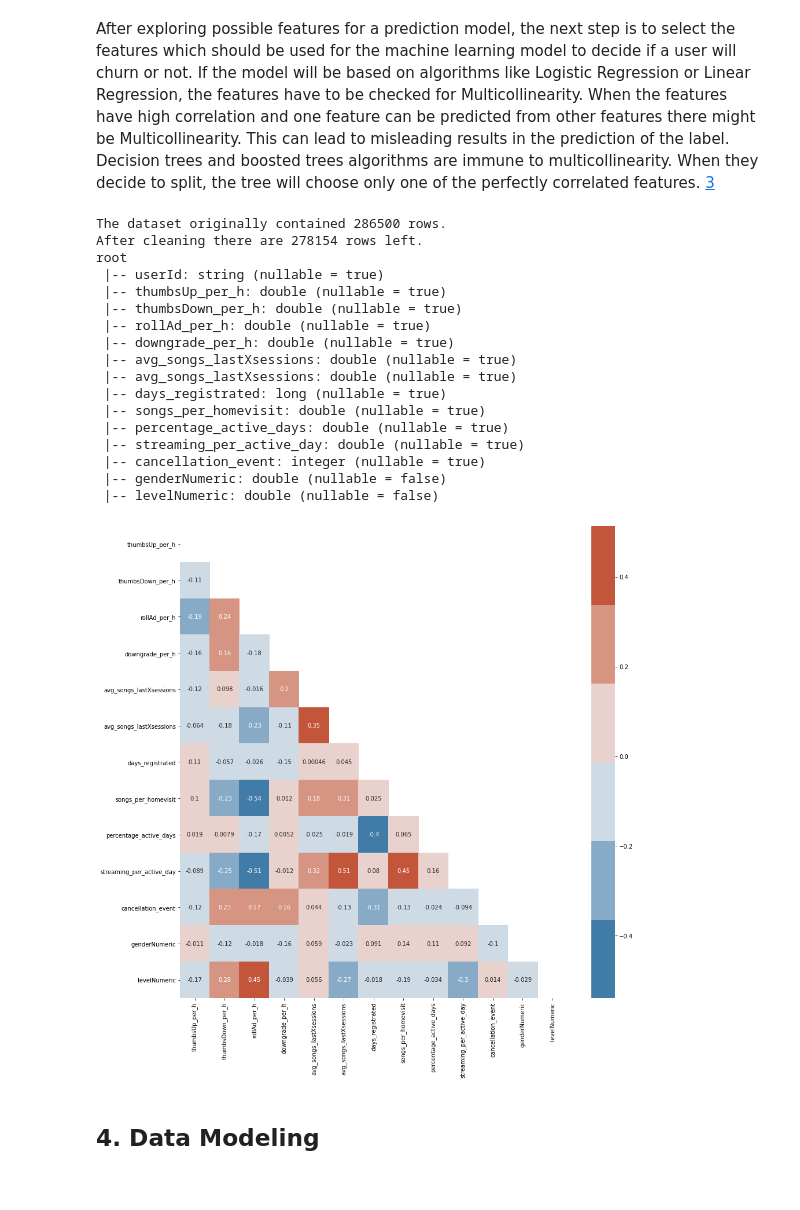
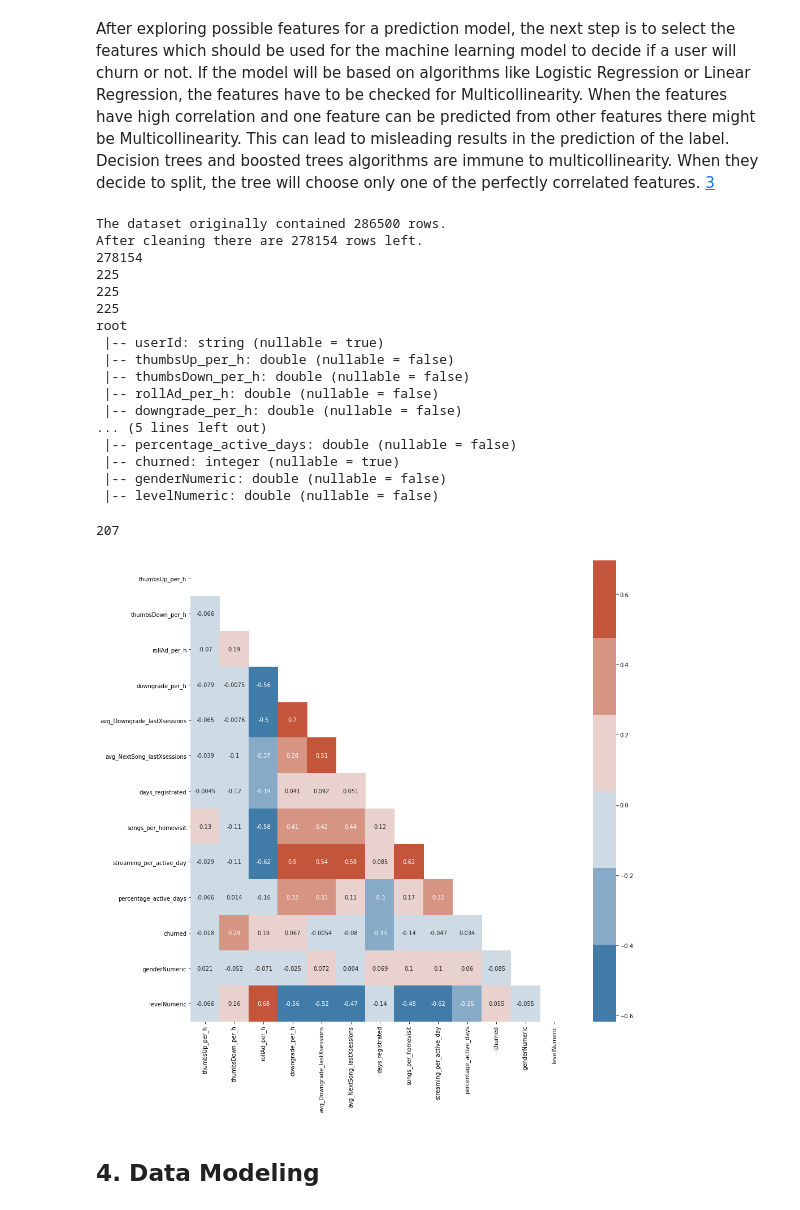
Before and after one commit to LeopoldWalther/SparkChurnDetection, a Jupyter notebook: Sparkify.ipynb, the cells around one changed output. Cells and saved outputs as stored; diff of their text form; code cells hidden in the pictures.

```diff
--- a/Sparkify.ipynb
+++ b/Sparkify.ipynb
@@ -926,21 +1367,23 @@ def create_features(user_log_clean):
     Function to create features for ML model to predict churn.
     '''
     feature_df = features_per_streamingTime(user_log_clean)
-    avg_downgrades_last3sessions = calculate_avg_event_lastXsessions(user_log_clean, 3, 'Downgrade')
-    avg_songs_last3sessions = calculate_avg_event_lastXsessions(user_log_clean, 3, 'NextSong')
+    avg_downgrades_last3sessions = calculate_avg_event_lastXsessions(user_log_clean, 2, 'Downgrade')
+    avg_songs_last3sessions = calculate_avg_event_lastXsessions(user_log_clean, 2, 'NextSong')
     days_registrated = calculate_days_since_registrations(user_log_clean)
     songs_per_homevisit = calculate_songs_per_homevisit(user_log_clean)
     # songs_per_session = calculate_avg_songs_per_session(user_log_clean)
     activity = calculate_activity(user_log_clean)
     streaming_h_per_activeDay = calculate_streaming_per_active_day(user_log_clean)
 
-    feature_df = feature_df.join(avg_downgrades_last3sessions, on=['userId'], how='inner') \
-        .join(avg_songs_last3sessions, on=['userId'], how='inner') \
-        .join(days_registrated, on=['userId'], how='inner') \
-        .join(songs_per_homevisit, on=['userId'], how='inner') \
-        .join(activity, on=['userId'], how='inner') \
-        .join(streaming_h_per_activeDay, on=['userId'], how='inner') \
-        # .join(songs_per_session, on=['userId'], how='inner')
+    feature_df = feature_df.join(avg_downgrades_last3sessions, on=['userId'], how='full') \
+        .join(avg_songs_last3sessions, on=['userId'], how='full') \
+        .join(days_registrated, on=['userId'], how='full') \
+        .join(songs_per_homevisit, on=['userId'], how='full') \
+        .join(streaming_h_per_activeDay, on=['userId'], how='full') \
+        .join(activity, on=['userId'], how='full')  #--> deleted because reduces amount usable users
+        # .join(songs_per_session, on=['userId'], how='inner') --> deleted because of high correlation to other feature
+
+    feature_df = feature_df.na.fill(0)
 
     return feature_df
 
@@ -954,9 +1397,10 @@ def features_per_streamingTime(user_log_clean):
     rollAdvert_per_streamingTime = calculate_event_per_streamingTime(user_log_clean, 'Roll Advert')
     downgrade_per_streamingTime = calculate_event_per_streamingTime(user_log_clean, 'Downgrade')
 
-    feature_df = thumbsUp_per_streamingTime.join(thumbsDown_per_streamingTime, on=['userId'], how='inner') \
-        .join(rollAdvert_per_streamingTime, on=['userId'], how='inner') \
-        .join(downgrade_per_streamingTime, on=['userId'], how='inner') \
+    feature_df = thumbsUp_per_streamingTime \
+        .join(thumbsDown_per_streamingTime, on=['userId'], how='full') \
+        .join(rollAdvert_per_streamingTime, on=['userId'], how='full') \
+        .join(downgrade_per_streamingTime, on=['userId'], how='full') \
         .withColumnRenamed('Thumbs Up_per_streamingTime', 'thumbsUp_per_h') \
         .withColumnRenamed('Thumbs Down_per_streamingTime', 'thumbsDown_per_h') \
         .withColumnRenamed('Roll Advert_per_streamingTime', 'rollAd_per_h') \
@@ -976,7 +1420,7 @@ def calculate_event_per_streamingTime(user_log_clean, event_type):
         .groupBy('userId') \
         .agg(F.count('userId').alias(event_type))
 
-    feature_df = streaming_time_df.join(event_statistics_df, on=['userId'], how='inner')
+    feature_df = streaming_time_df.join(event_statistics_df, on=['userId'], how='full')
 
     feature_df = feature_df.withColumn(
         event_type+'_per_streamingTime', feature_df[event_type]/feature_df.streamingTime_h) \
@@ -1003,7 +1447,7 @@ def calculate_avg_event_lastXsessions(user_log_clean, amount_sessions, event_typ
     avg_event_lastXsessions = user_log_clean.filter(user_log_clean.session_number <= amount_sessions) \
         .groupBy('userId') \
         .agg(F.avg('count(page)')) \
-        .withColumnRenamed('avg(count(page))', 'avg_songs_lastXsessions')
+        .withColumnRenamed('avg(count(page))', 'avg_'+event_type+'_lastXsessions')
 
     return avg_event_lastXsessions
 
@@ -1124,44 +1568,54 @@ def label_data(feature_df, labeled_df):
     return data_df
 # %%
 user_log_clean = clean_dataset(user_log)
+print(user_log_clean.count())
 
 labeled_df = create_churn_label(user_log_clean)
+print(labeled_df.count())
 
 feature_df = create_features(user_log_clean)
+print(feature_df.count())
 
-data_df = label_data(feature_df, labeled_df)
+data_raw = label_data(feature_df, labeled_df)
+print(data_raw.count())
 
-data_df.printSchema()
+data_raw.printSchema()
 # %% [output]
 The dataset originally contained 286500 rows.
 After cleaning there are 278154 rows left.
+278154
+225
+225
+225
 root
  |-- userId: string (nullable = true)
- |-- thumbsUp_per_h: double (nullable = true)
- |-- thumbsDown_per_h: double (nullable = true)
- |-- rollAd_per_h: double (nullable = true)
- |-- downgrade_per_h: double (nullable = true)
- |-- avg_songs_lastXsessions: double (nullable = true)
- |-- avg_songs_lastXsessions: double (nullable = true)
- |-- days_registrated: long (nullable = true)
- |-- songs_per_homevisit: double (nullable = true)
- |-- percentage_active_days: double (nullable = true)
- |-- streaming_per_active_day: double (nullable = true)
- |-- cancellation_event: integer (nullable = true)
+ |-- thumbsUp_per_h: double (nullable = false)
+ |-- thumbsDown_per_h: double (nullable = false)
+ |-- rollAd_per_h: double (nullable = false)
+ |-- downgrade_per_h: double (nullable = false)
+... (5 lines left out)
+ |-- percentage_active_days: double (nullable = false)
+ |-- churned: integer (nullable = true)
  |-- genderNumeric: double (nullable = false)
  |-- levelNumeric: double (nullable = false)
+# %%
+user_log_clean.filter(user_log_clean.page == 'Roll Advert') \
+        .groupBy('userId') \
+        .agg(F.count('userId').alias('Roll Advert')).count()
+# %% [output]
+207
 # %%
-data_pd = data_df.toPandas()
+data_pd = data_raw.toPandas()
 corrMatrix = data_pd.corr()
 
 
 # create mask for upper triangle as in https://seaborn.pydata.org/examples/many_pairwise_correlations.html
 mask = np.triu(np.ones_like(corrMatrix, dtype=np.bool))
 
 # custom diverging colormap
 cmap = sns.diverging_palette(240, 20)
 plt.figure(figsize=(15,15))
 sns.heatmap(corrMatrix, annot=True, cmap=cmap, mask=mask)
 plt.show()
 # %% [output]
-[figure, old version]
+[figure, new version]
```
Also changed, not shown: parts of 74 cells of this notebook.
